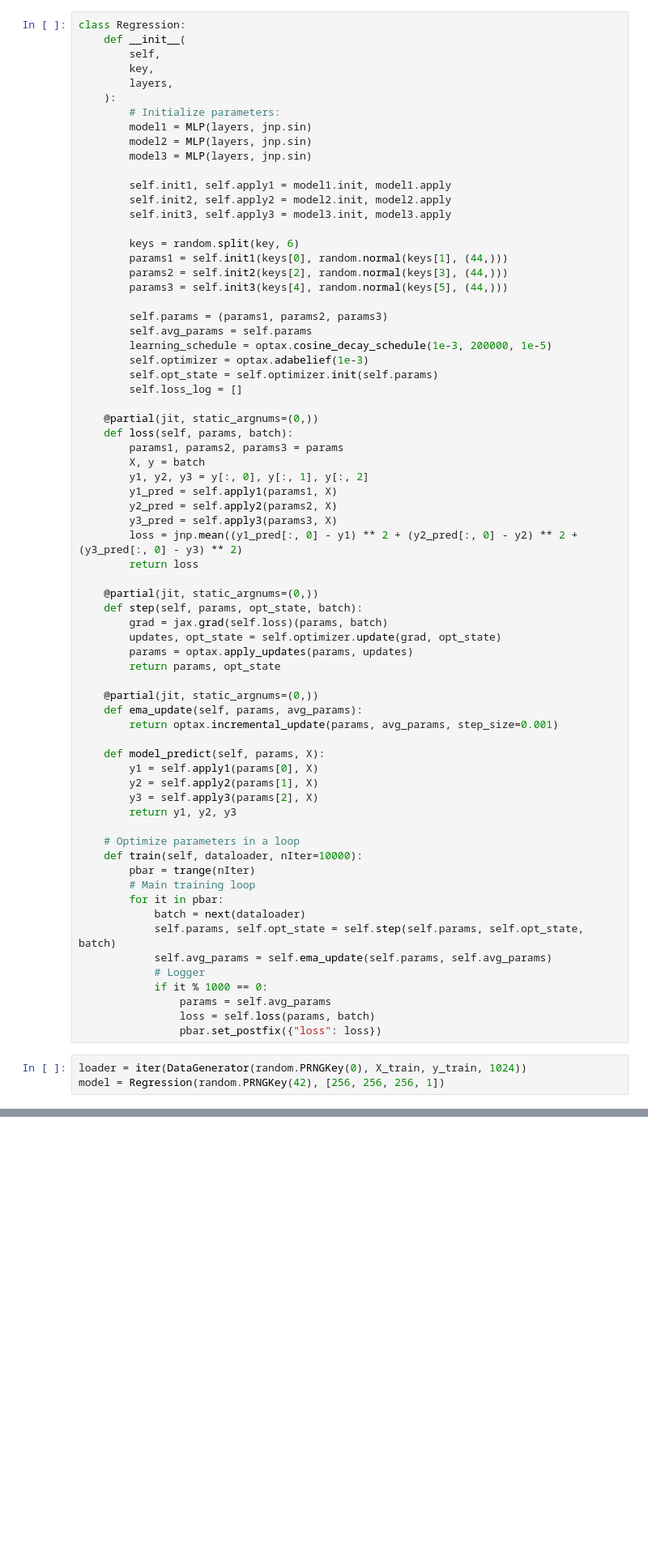
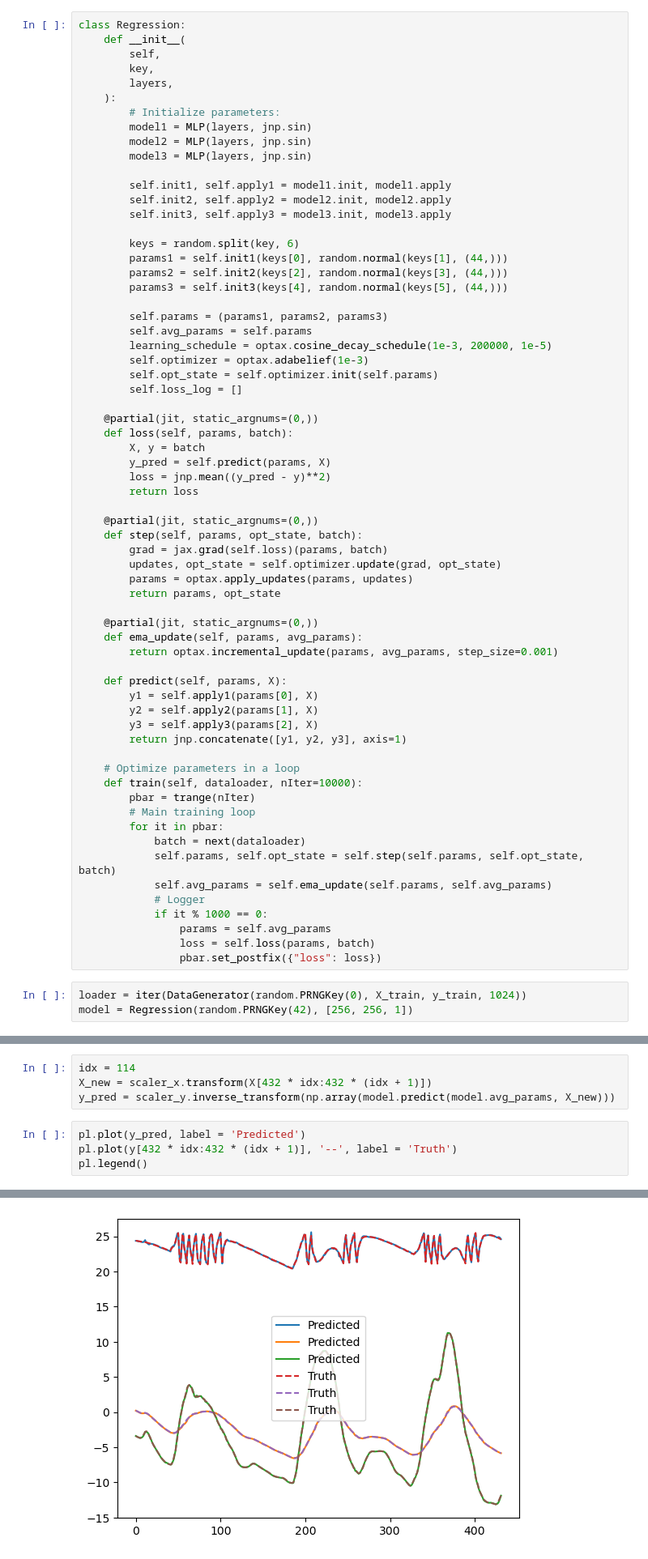
Before and after one commit to Methylamphetamine/CSE23Hackathon, a Jupyter notebook: MLP.ipynb, the cells around one changed output, grey strips where cells are left out. Shown at 81% size. Drawn from its saved outputs; the diff is of its cells as text; blank space fills up the shorter version.

Commit message:
Pushing updated model

```diff
--- a/MLP.ipynb
+++ b/MLP.ipynb
@@ -134,13 +130,9 @@ class Regression:
 
     @partial(jit, static_argnums=(0,))
     def loss(self, params, batch):
-        params1, params2, params3 = params
         X, y = batch
-        y1, y2, y3 = y[:, 0], y[:, 1], y[:, 2]
-        y1_pred = self.apply1(params1, X)
-        y2_pred = self.apply2(params2, X)
-        y3_pred = self.apply3(params3, X)
-        loss = jnp.mean((y1_pred[:, 0] - y1) ** 2 + (y2_pred[:, 0] - y2) ** 2 + (y3_pred[:, 0] - y3) ** 2)
+        y_pred = self.predict(params, X)
+        loss = jnp.mean((y_pred - y)**2)
         return loss
 
     @partial(jit, static_argnums=(0,))
@@ -154,11 +146,11 @@ class Regression:
     def ema_update(self, params, avg_params):
         return optax.incremental_update(params, avg_params, step_size=0.001)
 
-    def model_predict(self, params, X):
+    def predict(self, params, X):
         y1 = self.apply1(params[0], X)
         y2 = self.apply2(params[1], X)
         y3 = self.apply3(params[2], X)
-        return y1, y2, y3
+        return jnp.concatenate([y1, y2, y3], axis=1)
 
     # Optimize parameters in a loop
     def train(self, dataloader, nIter=10000):
@@ -175,6 +167,6 @@ class Regression:
                 pbar.set_postfix({"loss": loss})
 # %%
 loader = iter(DataGenerator(random.PRNGKey(0), X_train, y_train, 1024))
-model = Regression(random.PRNGKey(42), [256, 256, 256, 1])
+model = Regression(random.PRNGKey(42), [256, 256, 1])
 # %%
 model.train(loader, nIter=500000)
@@ -190,0 +179,9 @@ pl.plot(y_new[0].ravel(), label = 'Predicted')
+# %%
+idx = 114
+X_new = scaler_x.transform(X[432 * idx:432 * (idx + 1)])
+y_pred = scaler_y.inverse_transform(np.array(model.predict(model.avg_params, X_new)))
+# %%
+pl.plot(y_pred, label = 'Predicted')
+pl.plot(y[432 * idx:432 * (idx + 1)], '--', label = 'Truth')
+pl.legend()
+# %% [output]
@@ -191,2 +189,3 @@ pl.plot(y_new[0].ravel(), label = 'Predicted')
+[figure, added]
 # %%
 from sklearn.metrics import r2_score
```
Also changed, not shown: parts of 9 cells of this notebook, 1 other file.
